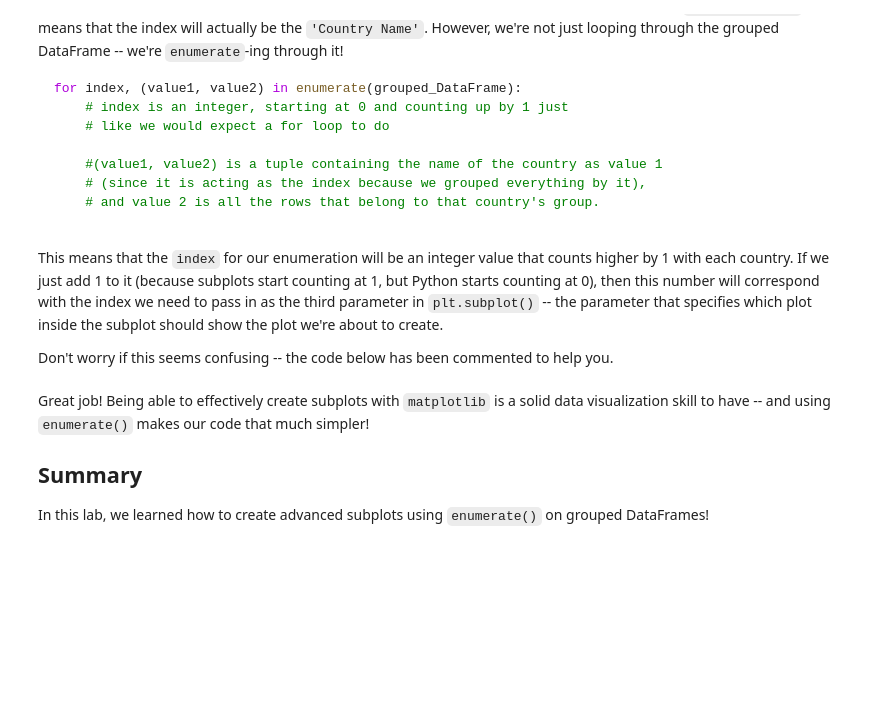
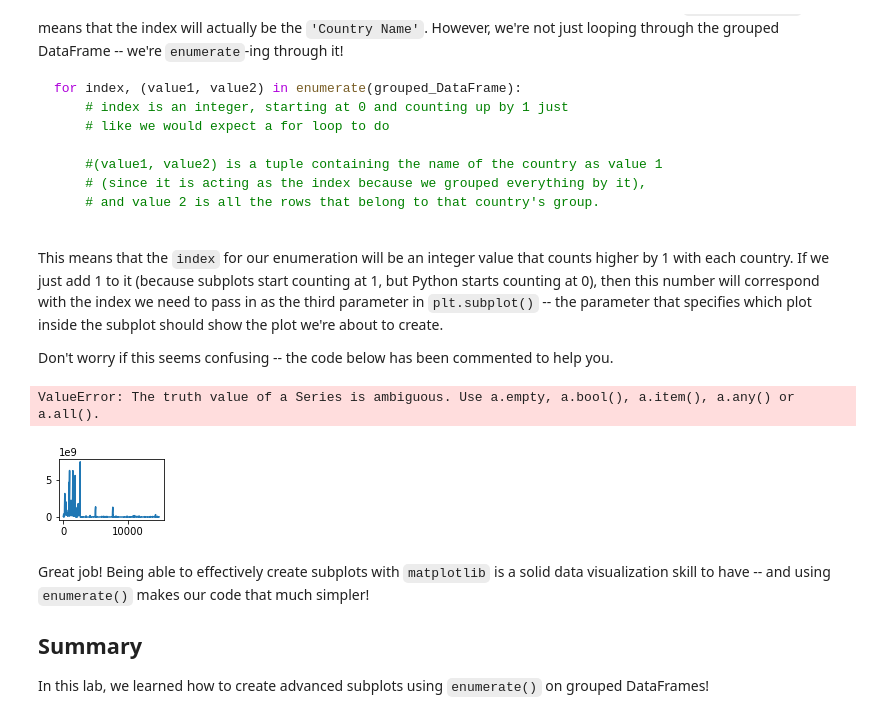
Before and after one commit to sealaurel/dsc-subplots-and-enumeration-lab, a Jupyter notebook: index.ipynb, the cells around one changed output. Saved outputs shown, nothing was run; the diff lists cells and outputs as text; code cells hidden in the pictures; blank space fills up the shorter version.

```diff
--- a/index.ipynb
+++ b/index.ipynb
@@ -119,11 +189,13 @@ In the cell below:
 * Once the loop has finished, print `odds`
 # %%
 sample_list_2 = ['item at Index ' + str(i) for i in range(10)]
+sample_list_2
 odds = []
 
 # Write your code below this line
-
-
+for index, value in enumerate(sample_list_2):
+    if index % 2 != 0:
+        odds.append(value)
 
 # Write your code above this line
 
@@ -162,25 +240,29 @@ Don't worry if this seems confusing -- the code below has been commented to help
 # %%
 # Group the DataFrame by Country Name (this line has been provided for you)
 grouped_df = df.groupby('Country Name')
 
 # pass in figsize=(20,40) and also set the facecolor parameter to 'white'
-plt.figure(figsize=None, facecolor=None)
+plt.figure(figsize=(20,40), facecolor='white')
 
 # Complete the line below so that the first loop variable is the called index,
 # and the second loop variable is the tuple (countryname, population)
-for None, None in enumerate(grouped_df):
+for index,(countryname, population) in enumerate(grouped_df):
 
     # Get the unique subplot where the plot we're creating during this iteration
     # of the loop will live. Our subplot will be 30 rows of 9 plots each
     # Set the third value to be index+1
-    ax = plt.subplot(30, 9, None)
-
+    ax = plt.subplot(30, 9, index+1)
+    population = df['Value']
+    year = df['Year']
     # Complete the line to create the plot for this subplot
     # Same visualizations as we created above!
-    population.plot(x=None, y=None, ax=None, legend=False)
+    population.plot(x=year, y=population, ax = plt.subplot(30, 9, index+1), legend=False)
 
     # Set the title of each plot, so we know which country it represents
-    ax.set_title(None)
+    ax.set_title(df['Country Name'])
+# %% [output]
+ValueError: The truth value of a Series is ambiguous. Use a.empty, a.bool(), a.item(), a.any() or a.all().
+[figure, added]
 # %% [markdown]
 Great job! Being able to effectively create subplots with `matplotlib` is a solid data visualization skill to have -- and using `enumerate()` makes our code that much simpler!
 
```
Also changed, not shown: parts of 11 cells of this notebook.
